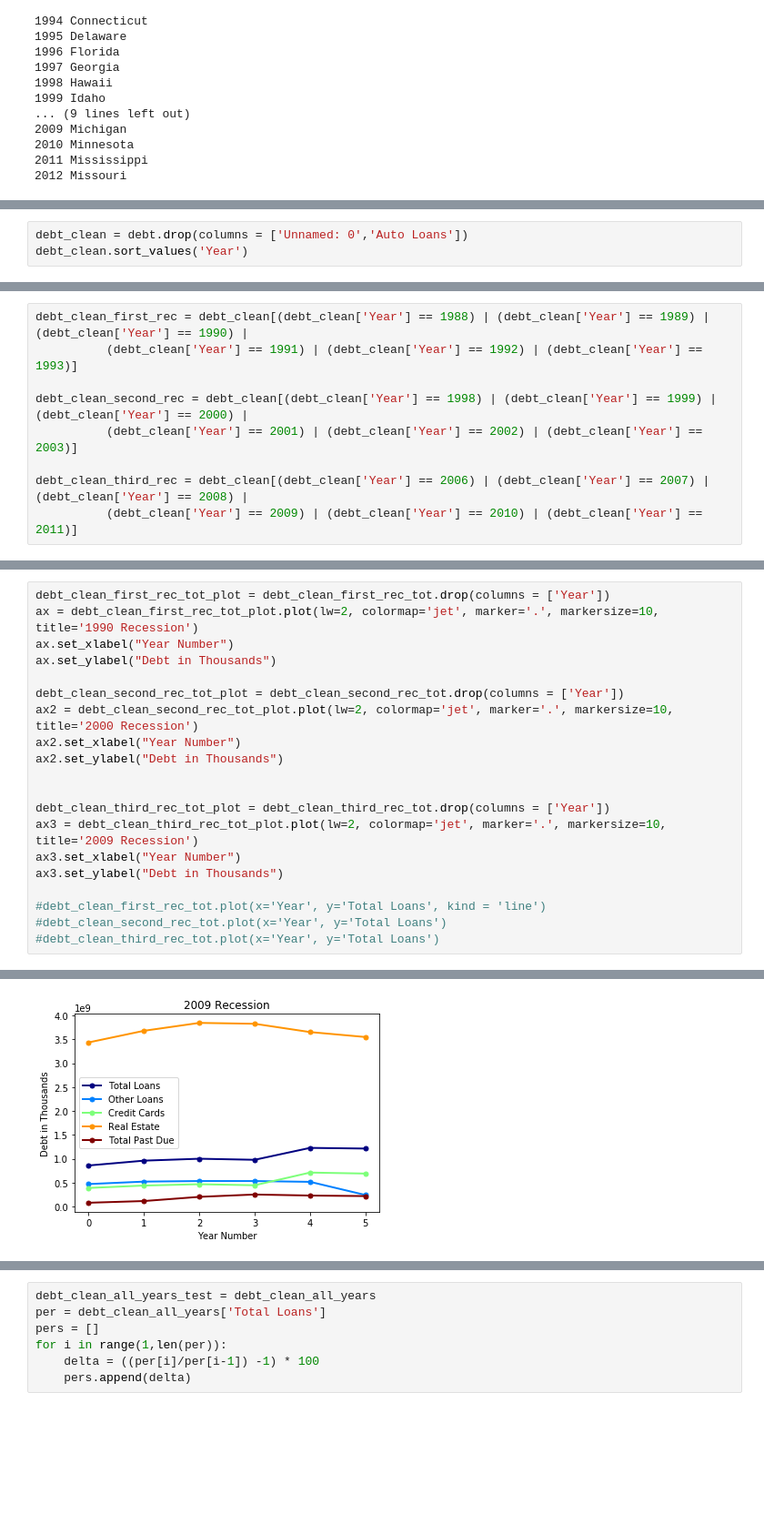
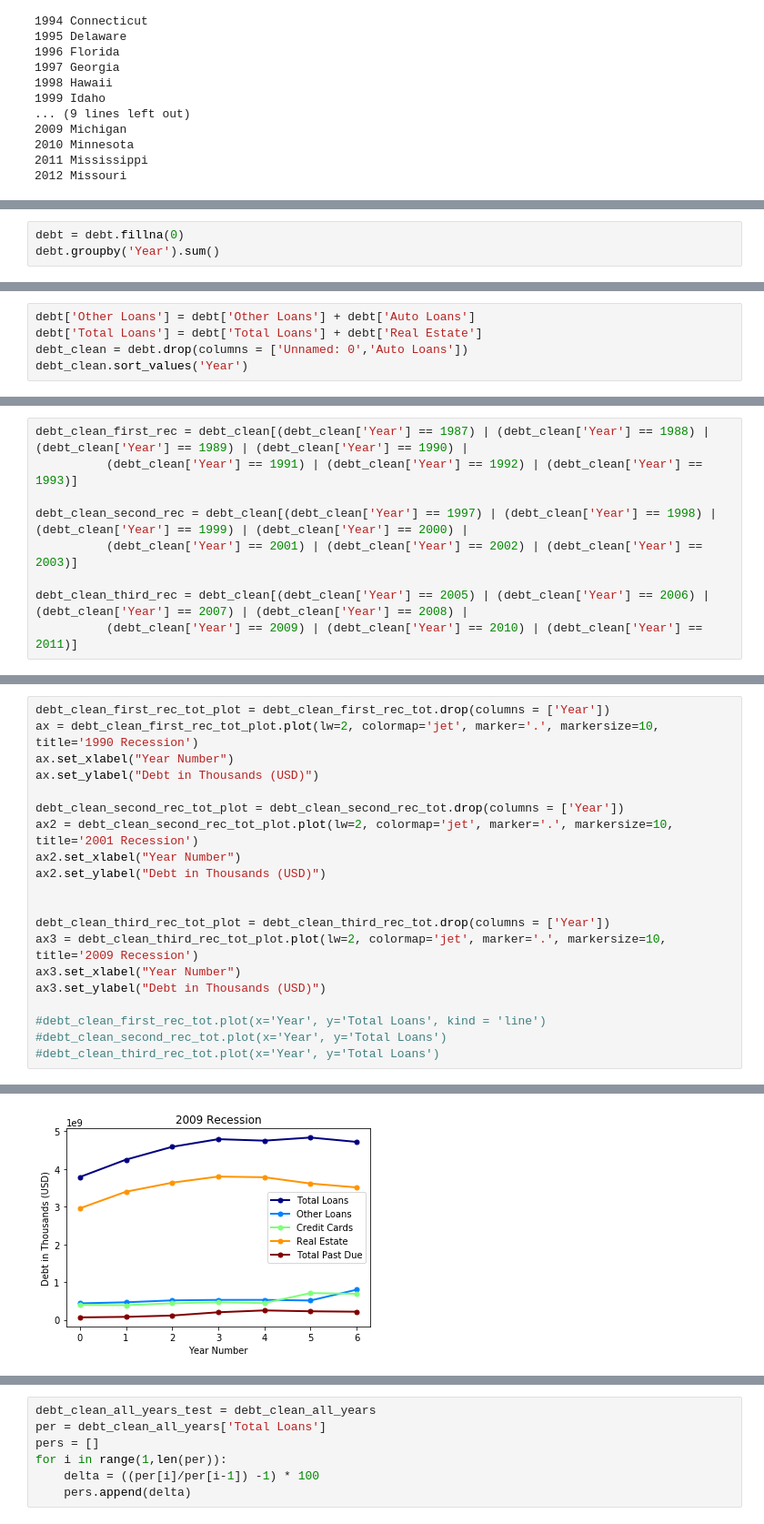
Before and after one commit to brownal05/project1, a Jupyter notebook: notebooks/nick.ipynb, the cells around one changed output, grey strips where cells are left out. Shown: that part at 91% size. Cells and saved outputs as stored; diff of their text form; blank space fills up the shorter version.

```diff
--- a/notebooks/nick.ipynb
+++ b/notebooks/nick.ipynb
@@ -85,0 +82,3 @@ Index(['Unnamed: 0', 'Auto Loans', 'Total Loans', 'Other Loans',
+# %%
+debt = debt.fillna(0)
+debt.groupby('Year').sum()
@@ -86,4 +104,6 @@ Index(['Unnamed: 0', 'Auto Loans', 'Total Loans', 'Other Loans',
 # %%
+debt['Other Loans'] = debt['Other Loans'] + debt['Auto Loans']
+debt['Total Loans'] = debt['Total Loans'] + debt['Real Estate']
 debt_clean = debt.drop(columns = ['Unnamed: 0','Auto Loans'])
 debt_clean.sort_values('Year')
 # %% [output]
@@ -114,11 +133,11 @@ debt_clean_all_years.plot(x='Year', y='Total Loans')
 # %%
-debt_clean_first_rec = debt_clean[(debt_clean['Year'] == 1988) | (debt_clean['Year'] == 1989) | (debt_clean['Year'] == 1990) |
+debt_clean_first_rec = debt_clean[(debt_clean['Year'] == 1987) | (debt_clean['Year'] == 1988) | (debt_clean['Year'] == 1989) | (debt_clean['Year'] == 1990) |
           (debt_clean['Year'] == 1991) | (debt_clean['Year'] == 1992) | (debt_clean['Year'] == 1993)]
 
-debt_clean_second_rec = debt_clean[(debt_clean['Year'] == 1998) | (debt_clean['Year'] == 1999) | (debt_clean['Year'] == 2000) |
+debt_clean_second_rec = debt_clean[(debt_clean['Year'] == 1997) | (debt_clean['Year'] == 1998) | (debt_clean['Year'] == 1999) | (debt_clean['Year'] == 2000) |
           (debt_clean['Year'] == 2001) | (debt_clean['Year'] == 2002) | (debt_clean['Year'] == 2003)]
 
-debt_clean_third_rec = debt_clean[(debt_clean['Year'] == 2006) | (debt_clean['Year'] == 2007) | (debt_clean['Year'] == 2008) |
+debt_clean_third_rec = debt_clean[(debt_clean['Year'] == 2005) | (debt_clean['Year'] == 2006) | (debt_clean['Year'] == 2007) | (debt_clean['Year'] == 2008) |
           (debt_clean['Year'] == 2009) | (debt_clean['Year'] == 2010) | (debt_clean['Year'] == 2011)]
 # %%
 debt_clean_first_rec_tot = debt_clean_first_rec.groupby('Year').sum().reset_index()
@@ -144,18 +161,18 @@ plt.show()
 debt_clean_first_rec_tot_plot = debt_clean_first_rec_tot.drop(columns = ['Year'])
 ax = debt_clean_first_rec_tot_plot.plot(lw=2, colormap='jet', marker='.', markersize=10, title='1990 Recession')
 ax.set_xlabel("Year Number")
-ax.set_ylabel("Debt in Thousands")
+ax.set_ylabel("Debt in Thousands (USD)")
 
 debt_clean_second_rec_tot_plot = debt_clean_second_rec_tot.drop(columns = ['Year'])
-ax2 = debt_clean_second_rec_tot_plot.plot(lw=2, colormap='jet', marker='.', markersize=10, title='2000 Recession')
+ax2 = debt_clean_second_rec_tot_plot.plot(lw=2, colormap='jet', marker='.', markersize=10, title='2001 Recession')
 ax2.set_xlabel("Year Number")
-ax2.set_ylabel("Debt in Thousands")
+ax2.set_ylabel("Debt in Thousands (USD)")
 
 
 debt_clean_third_rec_tot_plot = debt_clean_third_rec_tot.drop(columns = ['Year'])
 ax3 = debt_clean_third_rec_tot_plot.plot(lw=2, colormap='jet', marker='.', markersize=10, title='2009 Recession')
 ax3.set_xlabel("Year Number")
-ax3.set_ylabel("Debt in Thousands")
+ax3.set_ylabel("Debt in Thousands (USD)")
 
 #debt_clean_first_rec_tot.plot(x='Year', y='Total Loans', kind = 'line')
 #debt_clean_second_rec_tot.plot(x='Year', y='Total Loans')
@@ -167,4 +184,4 @@ Text(0, 0.5, 'Debt in Thousands')
-[figure, old version]
+[figure, new version]
 # %%
 #plt.bar(debt_clean_first_rec_tot['Year'],debt_clean_first_rec_tot['Total Loans'])
 plt.bar(debt_clean_second_rec_tot['Year'],debt_clean_second_rec_tot['Real Estate'])
```
Also changed, not shown: parts of 17 cells of this notebook.
